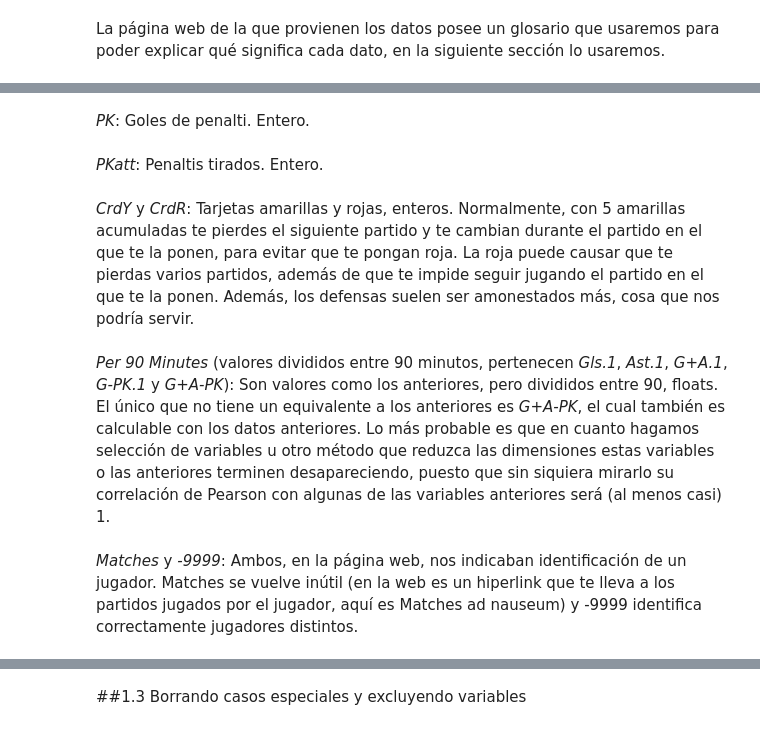
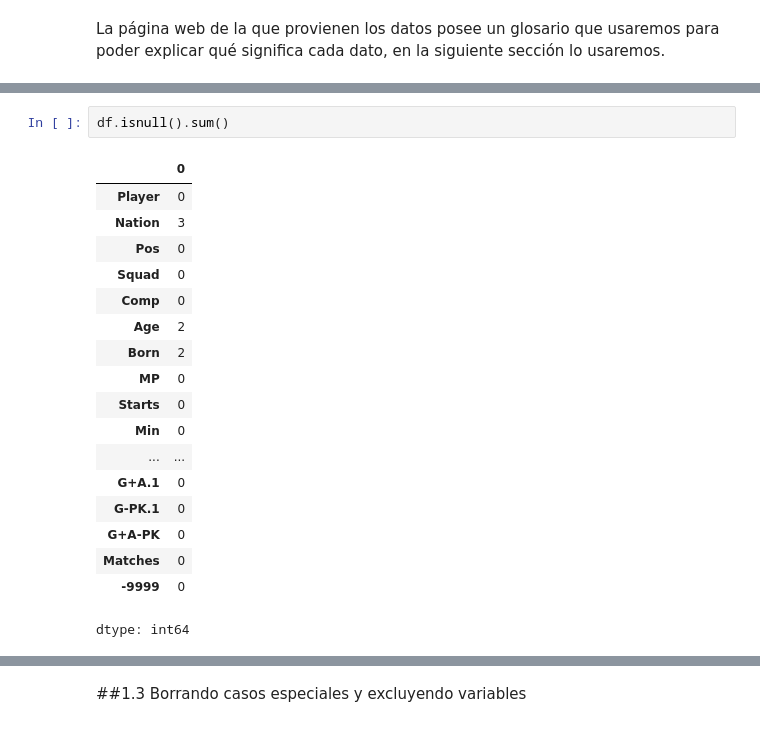
Before and after one commit to alexalvrz-yeah/Proyecto-Fusball, a Jupyter notebook: notebooks/fussball.ipynb, the cells around one changed output, grey strips where cells are left out. Cells and saved outputs as stored; diff of their text form.

```diff
--- a/notebooks/fussball.ipynb
+++ b/notebooks/fussball.ipynb
@@ -202,10 +175,21 @@ _90s_ : Minutos jugados dividido por 90, float. Parece que no se cuentan los min
-# %% [markdown]
-*PK*: Goles de penalti. Entero.
-# %% [markdown]
-*PKatt*: Penaltis tirados. Entero.
-# %% [markdown]
-*CrdY* y *CrdR*: Tarjetas amarillas y rojas, enteros. Normalmente, con 5 amarillas acumuladas te pierdes el siguiente partido y te cambian durante el partido en el que te la ponen, para evitar que te pongan roja. La roja puede causar que te pierdas varios partidos, además de que te impide seguir jugando el partido en el que te la ponen. Además, los defensas suelen ser amonestados más, cosa que nos podría servir.
-# %% [markdown]
-_Per 90 Minutes_ (valores divididos entre 90 minutos, pertenecen _Gls.1_, _Ast.1_, _G+A.1_, _G-PK.1_ y _G+A-PK_): Son valores como los anteriores, pero divididos entre 90, floats. El único que no tiene un equivalente a los anteriores es *G+A-PK*, el cual también es calculable con los datos anteriores. Lo más probable es que en cuanto hagamos selección de variables u otro método que reduzca las dimensiones estas variables o las anteriores terminen desapareciendo, puesto que sin siquiera mirarlo su correlación de Pearson con algunas de las variables anteriores será (al menos casi) 1.
-# %% [markdown]
-*Matches* y *-9999*: Ambos, en la página web, nos indicaban identificación de un jugador. Matches se vuelve inútil (en la web es un hiperlink que te lleva a los partidos jugados por el jugador, aquí es Matches ad nauseum) y -9999 identifica correctamente jugadores distintos.
+# %%
+df.isnull().sum()
+# %% [output]
+|  | 0 |
+| Player | 0 |
+| Nation | 3 |
+| Pos | 0 |
+| Squad | 0 |
+| Comp | 0 |
+| Age | 2 |
+| Born | 2 |
+| MP | 0 |
+| Starts | 0 |
+| Min | 0 |
+| ... | ... |
+| G+A.1 | 0 |
+| G-PK.1 | 0 |
+| G+A-PK | 0 |
+| Matches | 0 |
+| -9999 | 0 |
+dtype: int64
```
Also changed, not shown: parts of 49 cells of this notebook.
